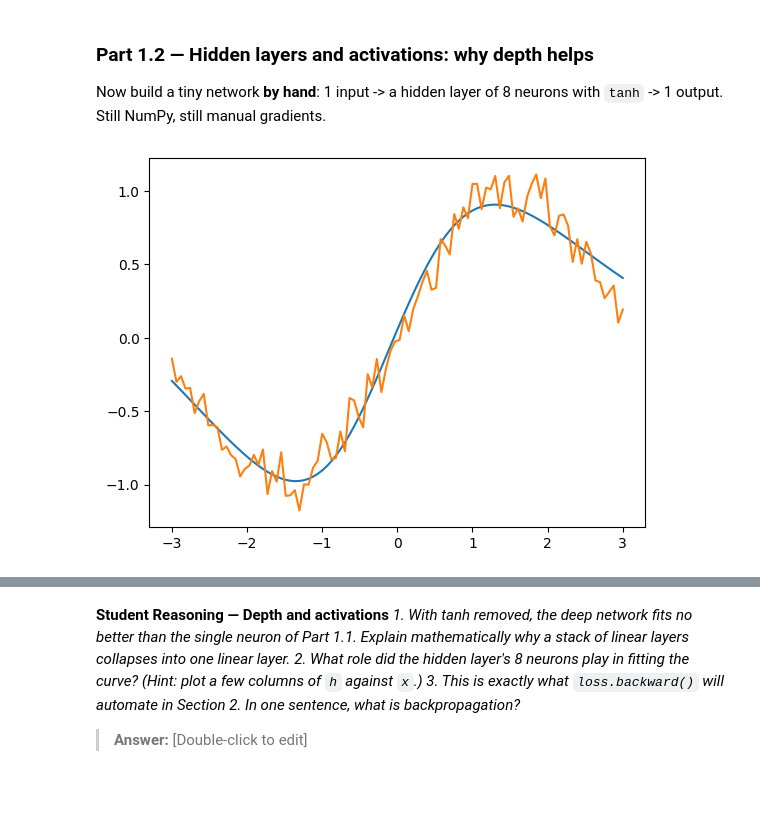
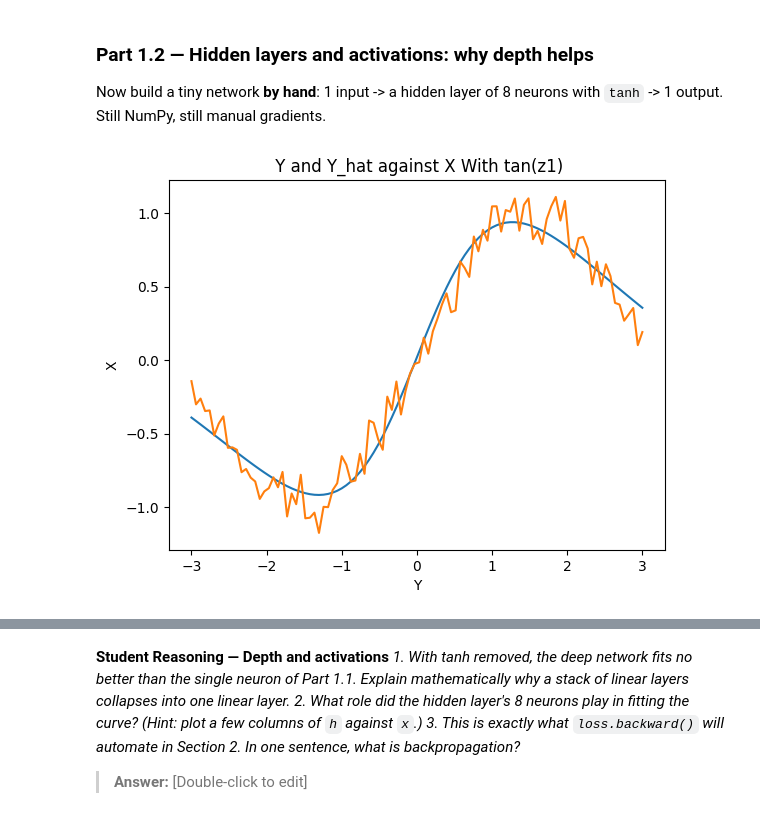
Before and after one commit to Ewurakua419/lab-3, a Jupyter notebook: Lab_3.ipynb, the cells around one changed output, grey strips where cells are left out. Drawn from its saved outputs; the diff is of its cells as text; code cells hidden in the pictures; blank space fills up the shorter version.

```diff
--- a/Lab_3.ipynb
+++ b/Lab_3.ipynb
@@ -197,41 +197,116 @@ dh  = d_yhat @ W2.T
 dz1 = dh * (1 - np.tanh(z1) ** 2)
 dW1 = x.T @ dz1
 db1 = dz1.sum(axis=0)
-W1=W1-(lr * dW1)#update the weights
+
+#update the weights
+W1=W1-(lr * dW1)
 W2=W2-(lr * dW2)
+
+
+
+# TODO: Update all parameters with learning rate lr, loop for ~3000 steps,
+#   record the loss.
 for i in range(3000):#iterate for 3000 times
   # Front propagation
   z1 = x1 @ W1 + b1
   h  = np.tanh(z1)
   y_hat = h @ W2 + b2
   loss  = np.mean((y_hat - y1) ** 2)
   losslist.append(loss)
 
   #Back propagation
   d_yhat = 2 * (y_hat - y1) / len(y1)
   dW2 = h.T @ d_yhat
   db2 = d_yhat.sum(axis=0)
   dh  = d_yhat @ W2.T
   dz1 = dh * (1 - np.tanh(z1) ** 2)
   dW1 = x.T @ dz1
   db1 = dz1.sum(axis=0)
 
   #update the weights
   W1=W1-(lr * dW1)
   W2=W2-(lr * dW2)
+
 # TODO: Plot the loss curve AND the final fit over the data.
+plt.plot(x1, y_hat)
+plt.plot(x1,y1)
+plt.xlabel("X")
+plt.ylabel("Y")
+plt.title(" Y and Y_hat against X With tan(z1)")
+plt.show()
+plt.plot(range(3001), losslist)
+plt.xlabel("Epoch")
+plt.ylabel("Loss")
+plt.title(" Loss function With tan(z1)")
+plt.show()
 
 
-plt.plot(x1, y_hat)
-plt.plot(x1,y1)
-plt.show()
-plt.plot(range(3001), losslist)
-plt.show()
+#   Then re-run with the tanh REMOVED (h = z1). What happens to the fit?
+W1= np.random.randn(1,8) * 0.5
+W2= np.random.randn(8, 1)* 0.5
+b1= np.random.randn(8,)* 0.5
+b2= np.random.randn(1,)* 0.5
+
+z1 = x1 @ W1 + b1
+h  = z1
+y_hat = h @ W2 + b2
+loss  = np.mean((y_hat - y1) ** 2)
+losslist=[loss]
+# TODO: Backward pass (the chain rule, layer by layer):
+#   d_yhat = 2 * (y_hat - y) / len(y)
+#   dW2 = h.T @ d_yhat ;  db2 = d_yhat.sum(axis=0)
+#   dh  = d_yhat @ W2.T
+#   dz1 = dh * (1 - z1 ** 2)     # derivative of tanh
+#   dW1 = x.T @ dz1 ;  db1 = dz1.sum(axis=0)
+d_yhat = 2 * (y_hat - y1) / len(y1)
+dW2 = h.T @ d_yhat
+db2 = d_yhat.sum(axis=0)
+dh  = d_yhat @ W2.T
+
+dz1 = dh * (1 - np.tanh(z1) ** 2)
+dW1 = x.T @ dz1
+db1 = dz1.sum(axis=0)
+
+#update the weights
+W1=W1-(lr * dW1)
+W2=W2-(lr * dW2)
+
+
 
 # TODO: Update all parameters with learning rate lr, loop for ~3000 steps,
 #   record the loss.
+for i in range(3000):#iterate for 3000 times
+  # Front propagation
+  z1 = x1 @ W1 + b1
+  h  = z1
+  y_hat = h @ W2 + b2
+  loss  = np.mean((y_hat - y1) ** 2)
+  losslist.append(loss)
+
+  #Back propagation
+  d_yhat = 2 * (y_hat - y1) / len(y1)
+  dW2 = h.T @ d_yhat
+  db2 = d_yhat.sum(axis=0)
+  dh  = d_yhat @ W2.T
+  dz1 = dh * (1 - np.tanh(z1) ** 2)
+  dW1 = x.T @ dz1
+  db1 = dz1.sum(axis=0)
+
+  #update the weights
+  W1=W1-(lr * dW1)
+  W2=W2-(lr * dW2)
 
 # TODO: Plot the loss curve AND the final fit over the data.
-#   Then re-run with the tanh REMOVED (h = z1). What happens to the fit?
+plt.plot(x1, y_hat)
+plt.plot(x1,y1)
+plt.xlabel("X")
+plt.ylabel("Y")
+plt.title(" Y and Y_hat against X Without tan(z1)")
+plt.show()
+plt.plot(range(3001), losslist)
+plt.xlabel("Epoch")
+plt.ylabel("Loss")
+plt.title(" Loss function Without tan(z1)")
+plt.show()
 # %% [output]
-[figure, old version]
+[figure, new version]
```
Also changed, not shown: parts of 1 cell of this notebook.
